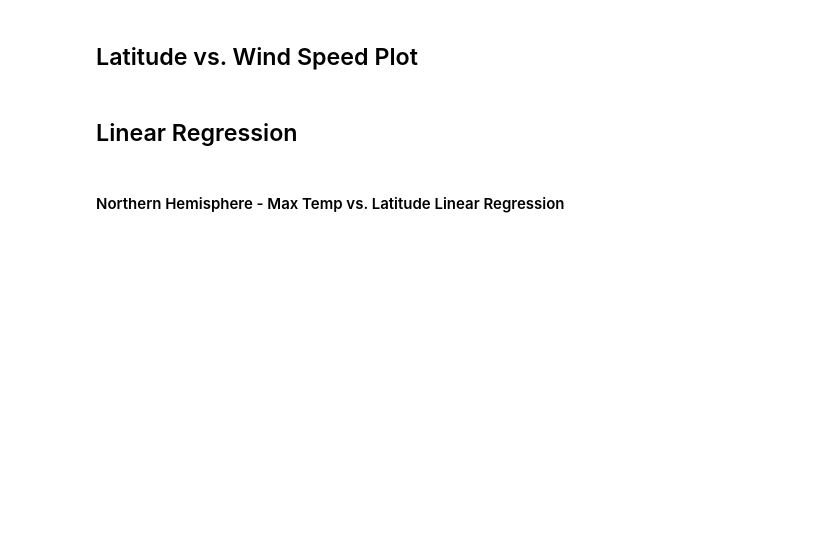
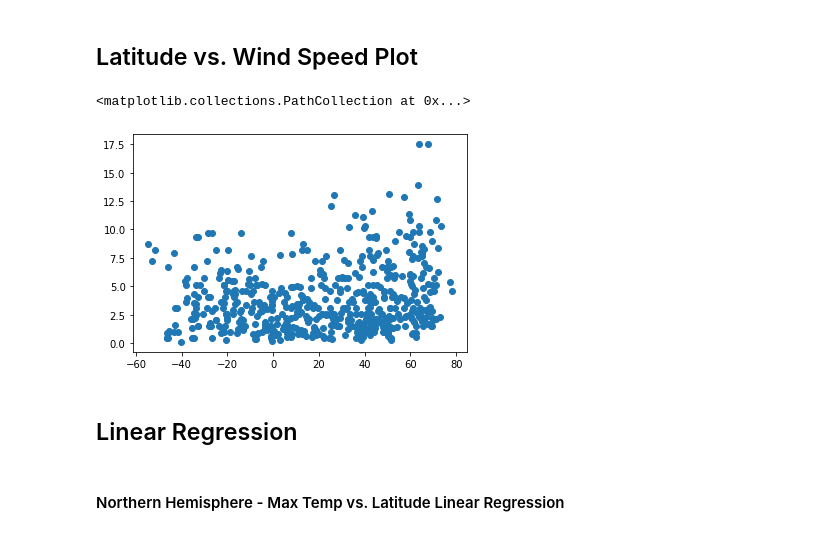
Before and after one commit to Polaris-pixel/PythonAPI-Challenge, a Jupyter notebook: WeatherPy/WeatherPy.ipynb, the cells around one changed output. Drawn from its saved outputs; the diff is of its cells as text; code cells hidden in the pictures; blank space fills up the shorter version.

```diff
--- a/WeatherPy/WeatherPy.ipynb
+++ b/WeatherPy/WeatherPy.ipynb
@@ -178,5 +235,10 @@ clean_humidity["Humidity"].describe()
 # %% [markdown]
 ## Latitude vs. Wind Speed Plot
+# %%
+plt.scatter(clean_humidity['Lat'], clean_humidity['Wind Speed'])
+# %% [output]
+<matplotlib.collections.PathCollection at 0x...>
+[figure, added]
 # %% [markdown]
 ## Linear Regression
 # %% [markdown]
```
Also changed, not shown: parts of 11 cells of this notebook.
